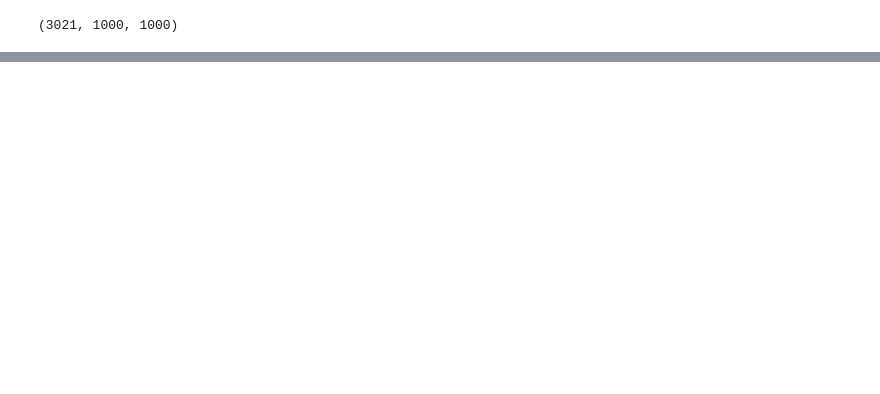
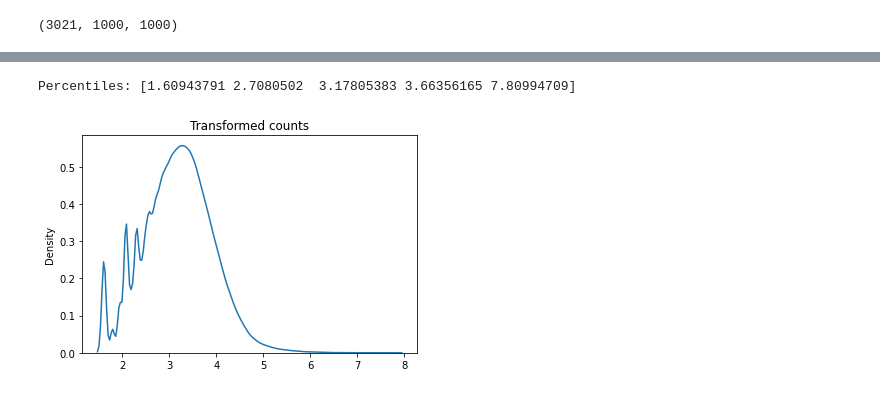
Before and after one commit to Samcfuchs/place-viz, a Jupyter notebook: notebook.ipynb, the cells around one changed output, grey strips where cells are left out. Saved outputs shown, nothing was run; the diff lists cells and outputs as text; code cells hidden in the pictures; blank space fills up the shorter version.

```diff
--- a/notebook.ipynb
+++ b/notebook.ipynb
@@ -55 +88,8 @@ below_cutoff = n_updates < 80
+# %%
+sns.kdeplot(norm_updates.flatten())
+plt.title("Transformed counts")
+print("Percentiles:", np.quantile(norm_updates, [0,.25,.5,.75,1]))
+# %% [output]
+Percentiles: [1.60943791 2.7080502  3.17805383 3.66356165 7.80994709]
+[figure, added]
 # %%
```
Also changed, not shown: parts of 25 cells of this notebook, 1 other file.
